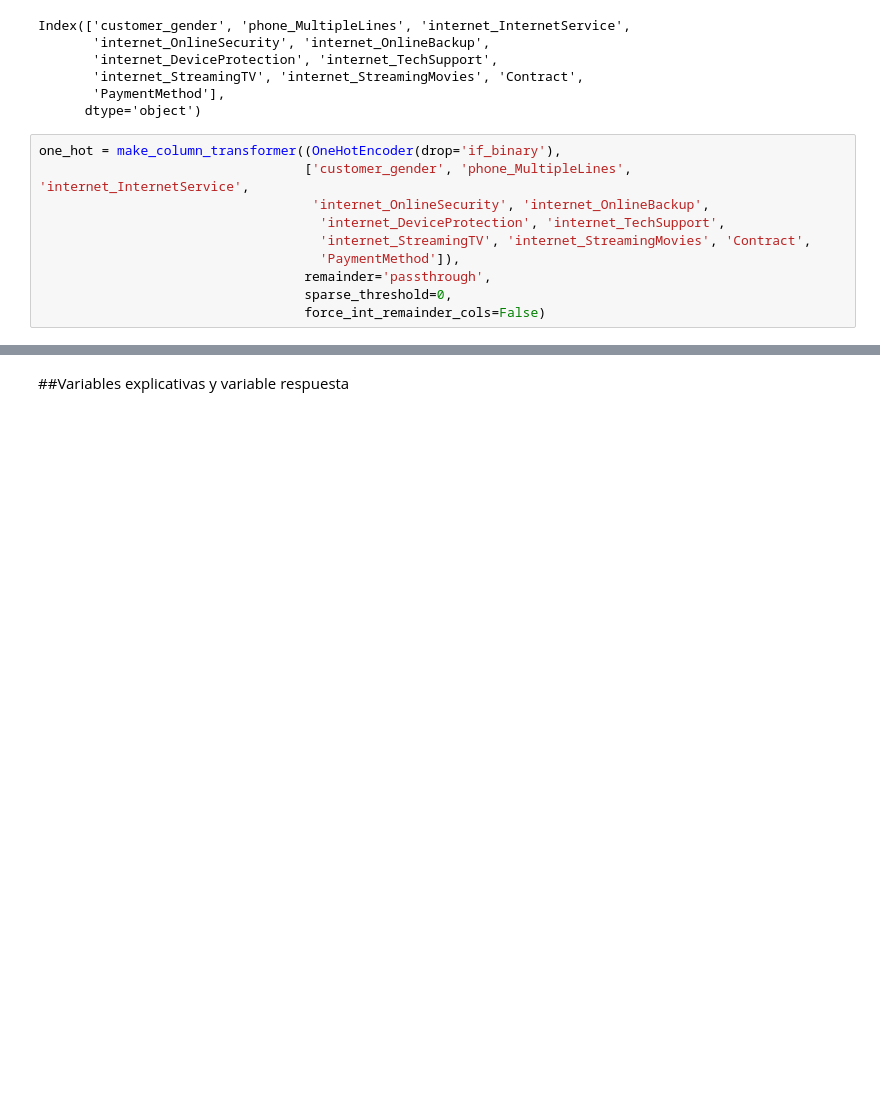
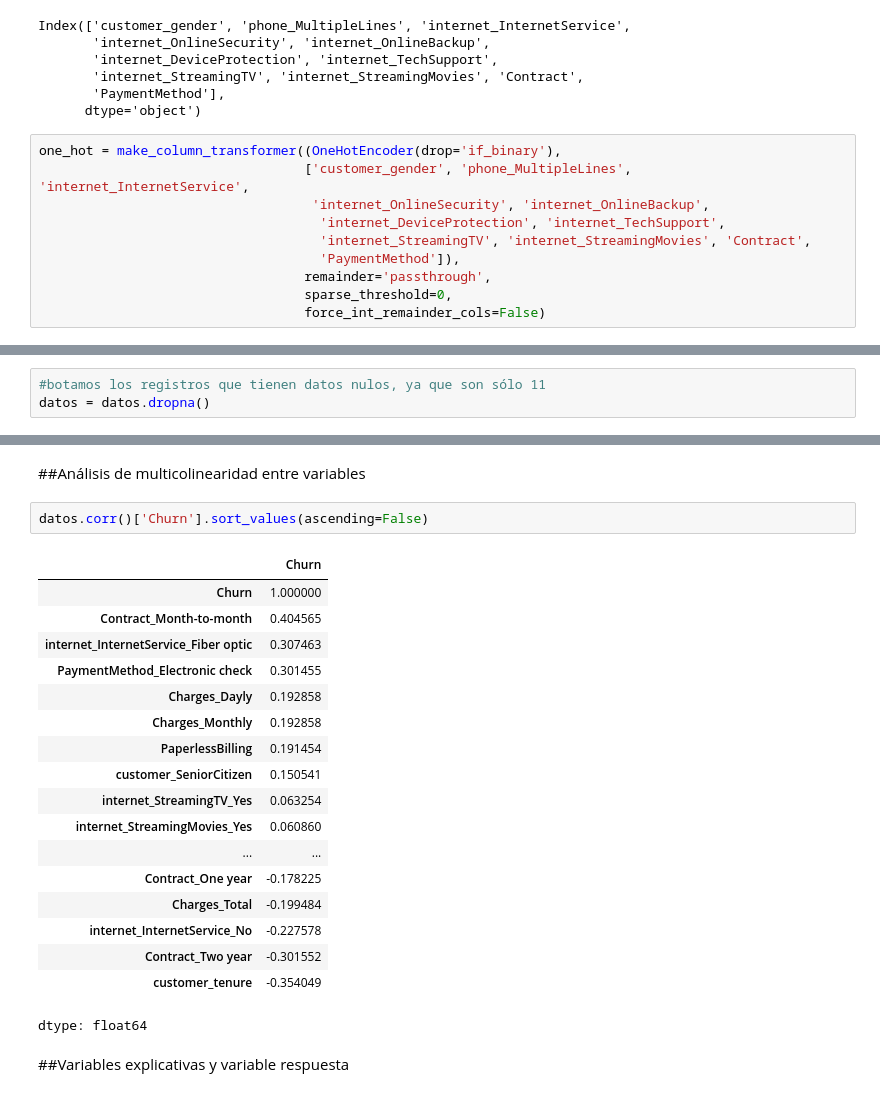
Before and after one commit to Fvargasv/Challenge-Telecom-X-Parte-2, a Jupyter notebook: Telecom_X_parte_2.ipynb, the cells around one changed output, grey strips where cells are left out. Saved outputs shown, nothing was run; the diff lists cells and outputs as text; blank space fills up the shorter version.

```diff
--- a/Telecom_X_parte_2.ipynb
+++ b/Telecom_X_parte_2.ipynb
@@ -114,0 +307,3 @@ datos= one_hot.fit_transform(datos)
+# %%
+#botamos los registros que tienen datos nulos, ya que son sólo 11
+datos = datos.dropna()
@@ -115,3 +424,26 @@ datos= one_hot.fit_transform(datos)
+# %% [markdown]
+##Análisis de multicolinearidad entre variables
+# %%
+datos.corr()['Churn'].sort_values(ascending=False)
+# %% [output]
+|  | Churn |
+| Churn | 1.000000 |
+| Contract_Month-to-month | 0.404565 |
+| internet_InternetService_Fiber optic | 0.307463 |
+| PaymentMethod_Electronic check | 0.301455 |
+| Charges_Dayly | 0.192858 |
+| Charges_Monthly | 0.192858 |
+| PaperlessBilling | 0.191454 |
+| customer_SeniorCitizen | 0.150541 |
+| internet_StreamingTV_Yes | 0.063254 |
+| internet_StreamingMovies_Yes | 0.060860 |
+| ... | ... |
+| Contract_One year | -0.178225 |
+| Charges_Total | -0.199484 |
+| internet_InternetService_No | -0.227578 |
+| Contract_Two year | -0.301552 |
+| customer_tenure | -0.354049 |
+dtype: float64
 # %% [markdown]
 ##Variables explicativas y variable respuesta
 # %%
```
Also changed, not shown: parts of 38 cells of this notebook.
